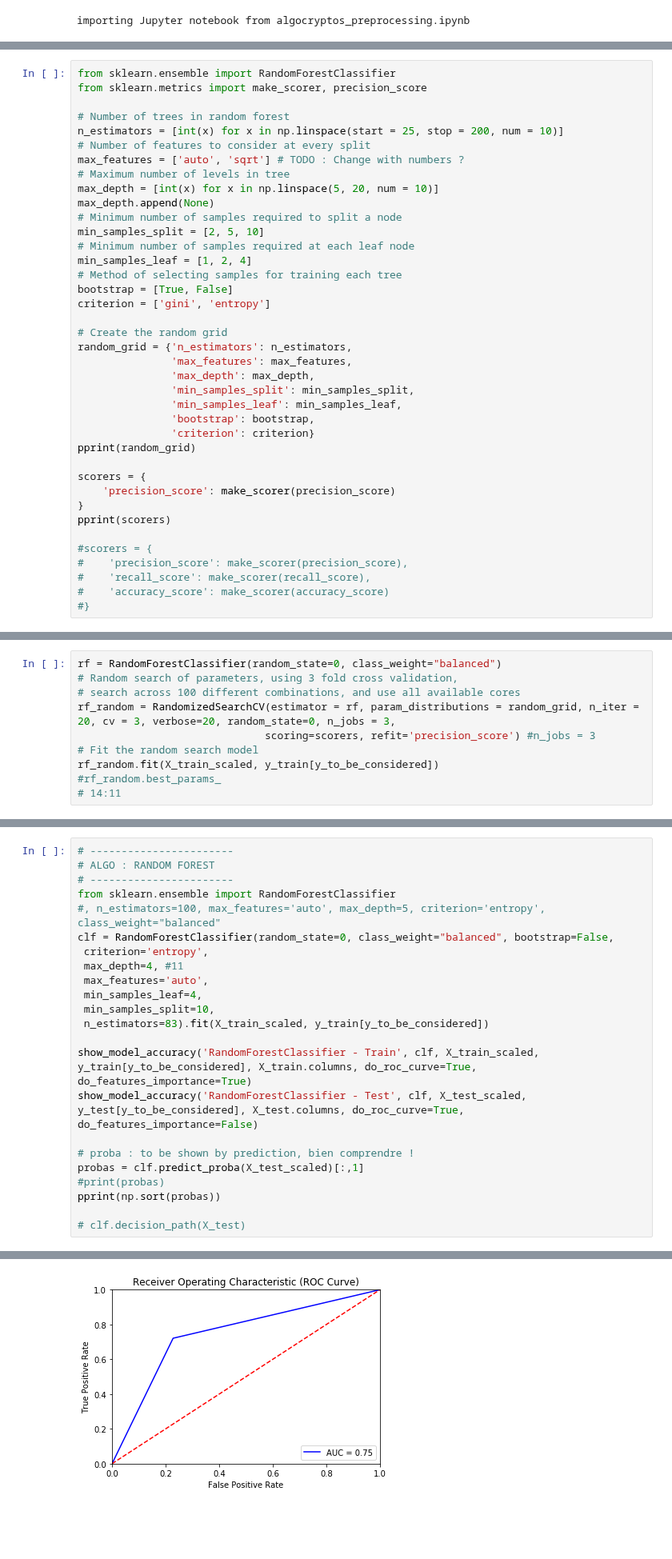
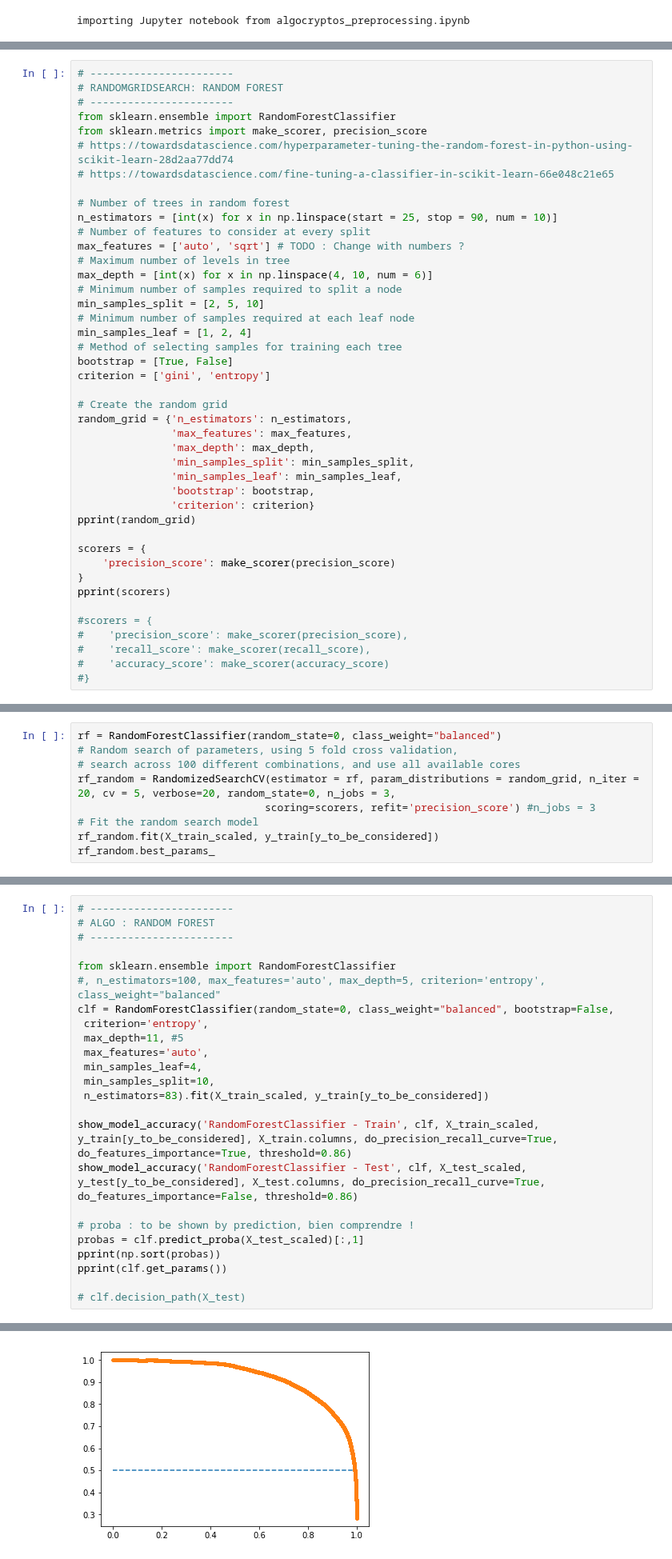
Before and after one commit to cysacenda/algocryptos, a Jupyter notebook: notebooks/ML/algocryptos_global.ipynb, the cells around one changed output, grey strips where cells are left out. Shown at 80% size. Cells and saved outputs as stored; diff of their text form; blank space fills up the shorter version.

```diff
--- a/notebooks/ML/algocryptos_global.ipynb
+++ b/notebooks/ML/algocryptos_global.ipynb
@@ -183,16 +184,20 @@ X_test_scaled = scaler.transform(X_test)
 #X_train_scaled = X_train
 #X_test_scaled = X_test
 # %%
+# -----------------------
+# RANDOMGRIDSEARCH: RANDOM FOREST
+# -----------------------
 from sklearn.ensemble import RandomForestClassifier
 from sklearn.metrics import make_scorer, precision_score
+# https://towardsdatascience.com/hyperparameter-tuning-the-random-forest-in-python-using-scikit-learn-28d2aa77dd74
+# https://towardsdatascience.com/fine-tuning-a-classifier-in-scikit-learn-66e048c21e65
 
 # Number of trees in random forest
-n_estimators = [int(x) for x in np.linspace(start = 25, stop = 200, num = 10)]
+n_estimators = [int(x) for x in np.linspace(start = 25, stop = 90, num = 10)]
 # Number of features to consider at every split
 max_features = ['auto', 'sqrt'] # TODO : Change with numbers ?
 # Maximum number of levels in tree
-max_depth = [int(x) for x in np.linspace(5, 20, num = 10)]
-max_depth.append(None)
+max_depth = [int(x) for x in np.linspace(4, 10, num = 6)]
 # Minimum number of samples required to split a node
 min_samples_split = [2, 5, 10]
 # Minimum number of samples required at each leaf node
@@ -232,14 +237,13 @@ pprint(scorers)
 {'precision_score': make_scorer(precision_score)}
 # %%
 rf = RandomForestClassifier(random_state=0, class_weight="balanced")
-# Random search of parameters, using 3 fold cross validation,
+# Random search of parameters, using 5 fold cross validation,
 # search across 100 different combinations, and use all available cores
-rf_random = RandomizedSearchCV(estimator = rf, param_distributions = random_grid, n_iter = 20, cv = 3, verbose=20, random_state=0, n_jobs = 3,
+rf_random = RandomizedSearchCV(estimator = rf, param_distributions = random_grid, n_iter = 20, cv = 5, verbose=20, random_state=0, n_jobs = 3,
                               scoring=scorers, refit='precision_score') #n_jobs = 3
 # Fit the random search model
 rf_random.fit(X_train_scaled, y_train[y_to_be_considered])
-#rf_random.best_params_
-# 14:11
+rf_random.best_params_
 # %% [output]
 Fitting 3 folds for each of 20 candidates, totalling 60 fits
 [Parallel(n_jobs=3)]: Done   1 tasks      | elapsed:  1.0min
@@ -287,23 +281,24 @@ rf_random.best_params_
 # -----------------------
 # ALGO : RANDOM FOREST
 # -----------------------
+
 from sklearn.ensemble import RandomForestClassifier
 #, n_estimators=100, max_features='auto', max_depth=5, criterion='entropy', class_weight="balanced"
 clf = RandomForestClassifier(random_state=0, class_weight="balanced", bootstrap=False,
  criterion='entropy',
- max_depth=4, #11
+ max_depth=11, #5
  max_features='auto',
  min_samples_leaf=4,
  min_samples_split=10,
  n_estimators=83).fit(X_train_scaled, y_train[y_to_be_considered])
 
-show_model_accuracy('RandomForestClassifier - Train', clf, X_train_scaled, y_train[y_to_be_considered], X_train.columns, do_roc_curve=True, do_features_importance=True)
-show_model_accuracy('RandomForestClassifier - Test', clf, X_test_scaled, y_test[y_to_be_considered], X_test.columns, do_roc_curve=True, do_features_importance=False)
+show_model_accuracy('RandomForestClassifier - Train', clf, X_train_scaled, y_train[y_to_be_considered], X_train.columns, do_precision_recall_curve=True, do_features_importance=True, threshold=0.86)
+show_model_accuracy('RandomForestClassifier - Test', clf, X_test_scaled, y_test[y_to_be_considered], X_test.columns, do_precision_recall_curve=True, do_features_importance=False, threshold=0.86)
 
 # proba : to be shown by prediction, bien comprendre !
 probas = clf.predict_proba(X_test_scaled)[:,1]
-#print(probas)
 pprint(np.sort(probas))
+pprint(clf.get_params())
 
 # clf.decision_path(X_test)
 # %% [output]
@@ -327 +322 @@ avg / total       0.81      0.76      0.78    142428
-[figure, old version]
+[figure, new version]
```
Also changed, not shown: parts of 6 cells of this notebook, 1 other file.
